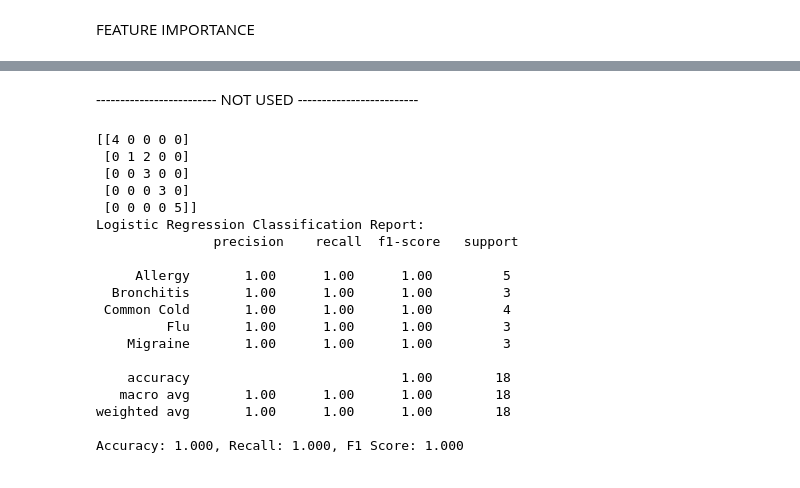
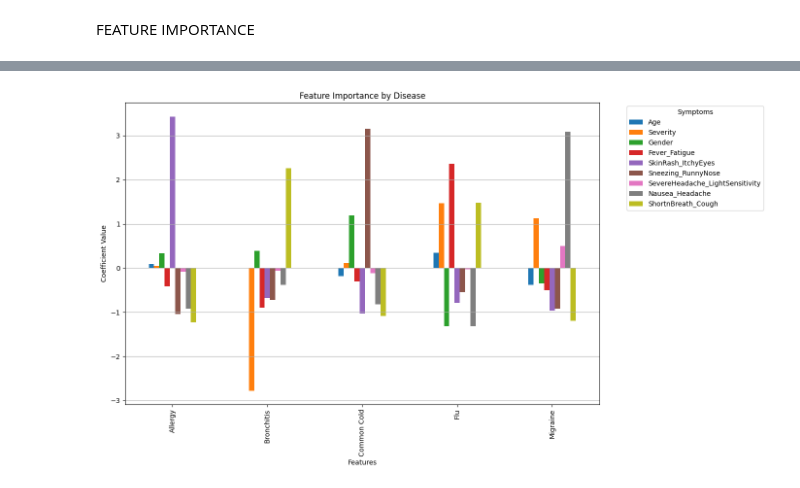
Before and after one commit to GenieMak/Assignment_11.19.24, a Jupyter notebook: amak-diseaseprediction.ipynb, the cells around one changed output, grey strips where cells are left out. Cells and saved outputs as stored; diff of their text form; code cells hidden in the pictures.

```diff
--- a/amak-diseaseprediction.ipynb
+++ b/amak-diseaseprediction.ipynb
@@ -571,44 +714,20 @@ Migraine    -0.240745
-# %% [markdown]
-------------------------- NOT USED -------------------------
-# %%
-logistic_model = LogisticRegression(max_iter=1000)
-
-#Train model
-logistic_model.fit(X_train, y_train)
-
-#Make prediction
-y_pred_logistic = logistic_model.predict(X_test)
-
-#Calculate metrics
-accuracy_logistic = accuracy_score(y_test, y_pred_logistic)
-recall_logistic = recall_score(y_test, y_pred_logistic, average='macro')
-f1_logistic = f1_score(y_test, y_pred_logistic, average='macro')
-
-#Print results
-
-# Generate and plot the confusion matrix
-cm = confusion_matrix(y_test, y_test_pred, labels=['Common Cold', 'Flu', 'Bronchitis', 'Migraine', 'Allergy'])
-print(cm)
-
-print("Logistic Regression Classification Report:\n", classification_report(y_test, y_pred_logistic))
-print(f"Accuracy: {accuracy_logistic:.3f}, Recall: {recall_logistic:.3f}, F1 Score: {f1_logistic:.3f}")
-# %% [output]
-[[4 0 0 0 0]
- [0 1 2 0 0]
- [0 0 3 0 0]
- [0 0 0 3 0]
- [0 0 0 0 5]]
-Logistic Regression Classification Report:
-               precision    recall  f1-score   support
-
-     Allergy       1.00      1.00      1.00         5
-  Bronchitis       1.00      1.00      1.00         3
- Common Cold       1.00      1.00      1.00         4
-         Flu       1.00      1.00      1.00         3
-    Migraine       1.00      1.00      1.00         3
-
-    accuracy                           1.00        18
-   macro avg       1.00      1.00      1.00        18
-weighted avg       1.00      1.00      1.00        18
-
-Accuracy: 1.000, Recall: 1.000, F1 Score: 1.000
+# %%
+# Plotting Feature Importance for Each Disease
+feature_importance.plot(kind='bar', figsize=(14, 8))
+plt.title('Feature Importance by Disease')
+plt.xlabel('Features')
+plt.ylabel('Coefficient Value')
+plt.legend(title='Symptoms', bbox_to_anchor=(1.05, 1), loc='upper left')
+plt.grid(axis='y')
+plt.tight_layout()
+plt.show()
+
+#STRONGEST ASSOCIATIONS (in comparison to other features)
+#  SKIN RASH + ITCHY EYES ---> ALLERGY
+#  ABSENCE OF LOW SEVERITY or  SHORTNESS OF BREATH + COUGH ---> BRONCHITIS
+#  SNEEZING + RUNNY NOSE ---> COMMON COLD
+#  FEVER + FATIGUE MOSTLY, but also High Severity, Shortness of Breath + Cough,
+#                          If you're not Male (1), If you aren't claiming Nausea and Headache, ---> FLU
+#  NAUSEA + HEADACHE --> MIGRAINE
+# %% [output]
+[figure, added]
```
Also changed, not shown: parts of 23 cells of this notebook.
